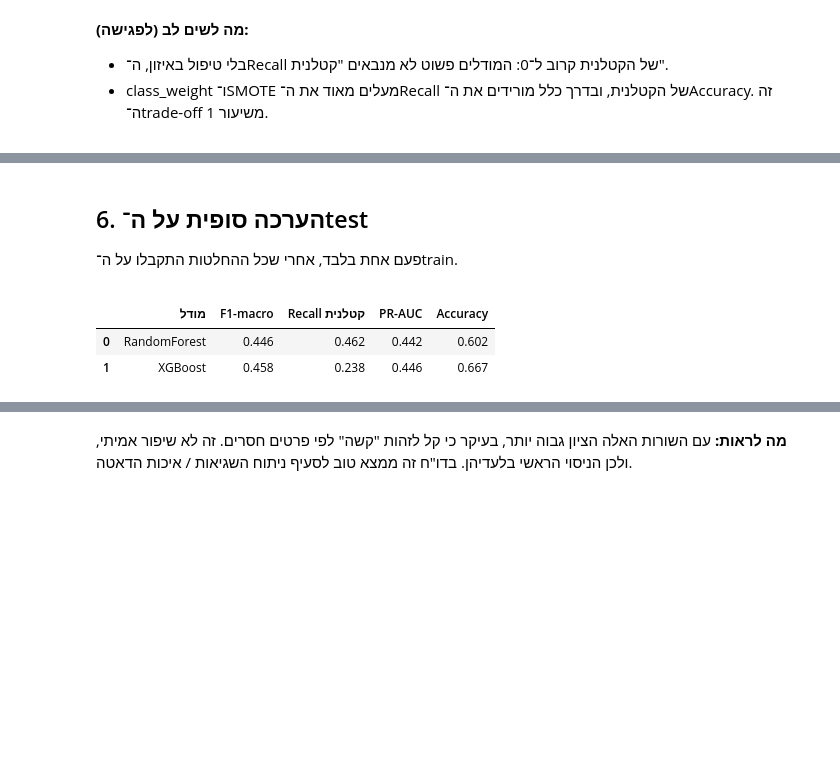
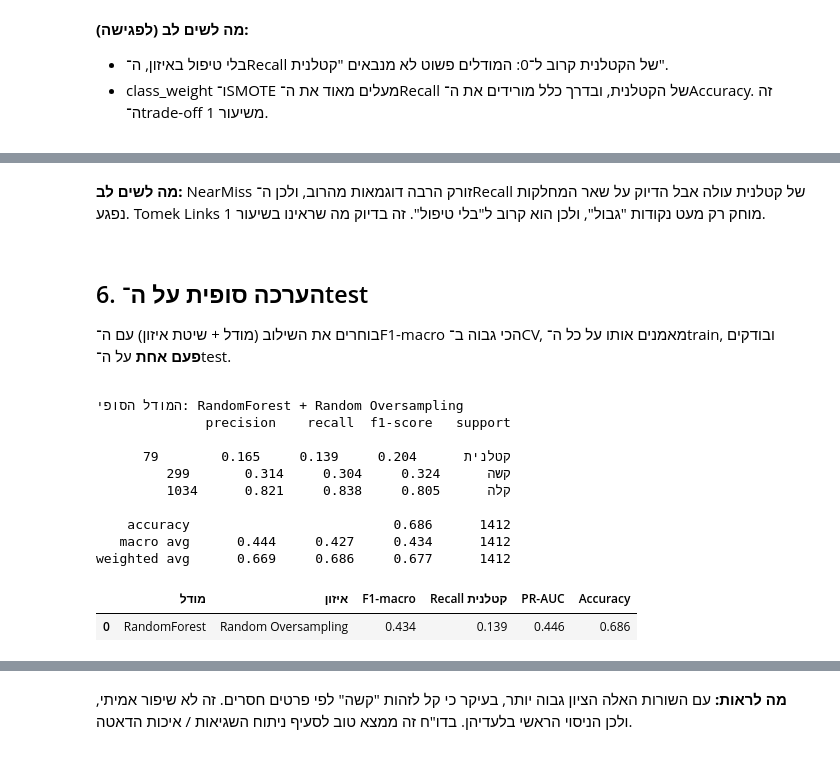
Before and after one commit to Maya171201/road-accidents-severity, a Jupyter notebook: notebooks/02_classification.ipynb, the cells around one changed output, grey strips where cells are left out. Saved outputs shown, nothing was run; the diff lists cells and outputs as text; code cells hidden in the pictures; blank space fills up the shorter version.

```diff
--- a/notebooks/02_classification.ipynb
+++ b/notebooks/02_classification.ipynb
@@ -138,19 +151,19 @@ def make_models(balance):
         "LogisticRegression": LogisticRegression(max_iter=2000, class_weight=cw, random_state=RANDOM_STATE),
         "DecisionTree": DecisionTreeClassifier(max_depth=8, min_samples_leaf=20, class_weight=cw, random_state=RANDOM_STATE),
         "RandomForest": RandomForestClassifier(n_estimators=300, min_samples_leaf=3, class_weight=cw, n_jobs=-1, random_state=RANDOM_STATE),
-        "XGBoost": XGBClassifier(n_estimators=300, max_depth=4, learning_rate=0.05, subsample=0.8, colsample_bytree=0.8,
+        "XGBoost": XGBClassifier(n_estimators=300, max_depth=4, learning_rate=0.05,
                                  eval_metric="mlogloss", n_jobs=-1, random_state=RANDOM_STATE),
     }
     if balance != "class_weight":   # לשני המודלים האלה אין class_weight
-        models["MLP"] = MLPClassifier(hidden_layer_sizes=(64, 32), alpha=1e-3, early_stopping=True,
+        models["MLP"] = MLPClassifier(hidden_layer_sizes=(64, 32), early_stopping=True,
                                       max_iter=300, random_state=RANDOM_STATE)
         models["KNN"] = KNeighborsClassifier(n_neighbors=15)
     return models
 
-def make_pipeline(model, balance):
+def make_pipeline(model, sampler=None):
     steps = [("prep", build_preprocessor())]
-    if balance == "smote":
-        steps.append(("smote", SMOTE(random_state=RANDOM_STATE)))
+    if sampler is not None:
+        steps.append(("sampler", sampler))
     steps.append(("clf", model))
     return Pipeline(steps)
 
@@ -160,7 +173,8 @@ for balance in ["none", "class_weight", "smote"]:
         params = {}
         if balance == "class_weight" and name == "XGBoost":
             params = {"clf__sample_weight": compute_sample_weight("balanced", y_train)}
-        res = cross_validate(make_pipeline(model, balance), X_train, y_train, cv=CV,
+        sampler = SMOTE(random_state=RANDOM_STATE) if balance == "smote" else None
+        res = cross_validate(make_pipeline(model, sampler), X_train, y_train, cv=CV,
                              scoring=SCORING, params=params, n_jobs=1)
         rows.append({"model": name, "balance": BALANCE_HE[balance],
                      **{m: res[f"test_{m}"].mean() for m in SCORING}})
@@ -265,0 +292,7 @@ XGBoost: F1-macro הכי טוב ב־CV = 0.460
+# %%
+### CODE BY CLAUDE ###
+ax = resampling.set_index("איזון")[["F1-macro", "Recall קטלנית"]].plot.bar(figsize=(10, 4.5), rot=15)
+ax.set_title(f"שיטות האיזון משיעור 1: {best_model_name}")
+ax.set_xlabel("")
+plt.tight_layout(); plt.savefig(FIGURES / "10_resampling_methods.png", dpi=150); plt.show()
+####
@@ -266,28 +301,53 @@ XGBoost: F1-macro הכי טוב ב־CV = 0.460
+# %% [markdown]
+<div dir="rtl">
+
+**מה לשים לב:** NearMiss זורק הרבה דוגמאות מהרוב, ולכן ה־Recall של קטלנית עולה אבל הדיוק על שאר המחלקות נפגע.
+Tomek Links מוחק רק מעט נקודות "גבול", ולכן הוא קרוב ל"בלי טיפול". זה בדיוק מה שראינו בשיעור 1.
+
+</div>
 # %% [markdown]
 <div dir="rtl">
 
 ## 6. הערכה סופית על ה־test
-פעם אחת בלבד, אחרי שכל ההחלטות התקבלו על ה־train.
+בוחרים את השילוב (מודל + שיטת איזון) עם ה־F1-macro הכי גבוה ב־CV, מאמנים אותו על כל ה־train, ובודקים **פעם אחת** על ה־test.
 
 </div>
 # %%
 ### CODE BY CLAUDE ###
-test_rows = []
-for name, search in best.items():
-    proba = search.predict_proba(X_test)
-    pred = proba.argmax(axis=1)
-    test_rows.append({"model": name,
-                      "f1_macro": f1_score(y_test, pred, average="macro"),
-                      "recall_fatal": recall_score(y_test, pred, labels=[0], average="macro"),
-                      "pr_auc": pr_auc_macro(y_test, proba),
-                      "accuracy": (pred == y_test).mean()})
-test_results = pd.DataFrame(test_rows).round(3).rename(columns=COLS_HE)
+# הבחירה לפי ה־CV על ה־train, אף פעם לא לפי ה־test
+best_balance = resampling.iloc[0]["איזון"]
+if best_balance == "class_weight":
+    final = make_pipeline(make_models("class_weight")[best_model_name])
+    fit_params = {"clf__sample_weight": compute_sample_weight("balanced", y_train)} if best_model_name == "XGBoost" else {}
+else:
+    final = make_pipeline(make_models("none")[best_model_name], samplers[best_balance])
+    fit_params = {}
+final.fit(X_train, y_train, **fit_params)
+print("המודל הסופי:", best_model_name, "+", best_balance)
+
+proba = final.predict_proba(X_test)
+pred = proba.argmax(axis=1)
+test_results = pd.DataFrame([{"מודל": best_model_name, "איזון": best_balance,
+                              "F1-macro": f1_score(y_test, pred, average="macro"),
+                              "Recall קטלנית": recall_score(y_test, pred, labels=[0], average="macro"),
+                              "PR-AUC": pr_auc_macro(y_test, proba),
+                              "Accuracy": (pred == y_test).mean()}]).round(3)
 test_results.to_csv(FIGURES / "test_results.csv", index=False, encoding="utf-8-sig")
+print(classification_report(y_test, pred, target_names=CLASS_NAMES, digits=3))
 test_results
 ####
 # %% [output]
+המודל הסופי: RandomForest + Random Oversampling
+              precision    recall  f1-score   support
+
+      קטלנית      0.204     0.139     0.165        79
+         קשה      0.324     0.304     0.314       299
+         קלה      0.805     0.838     0.821      1034
+
+    accuracy                          0.686      1412
+   macro avg      0.444     0.427     0.434      1412
+weighted avg      0.669     0.686     0.677      1412
-|  | מודל | F1-macro | Recall קטלנית | PR-AUC | Accuracy |
-| 0 | RandomForest | 0.446 | 0.462 | 0.442 | 0.602 |
-| 1 | XGBoost | 0.458 | 0.238 | 0.446 | 0.667 |
+|  | מודל | איזון | F1-macro | Recall קטלנית | PR-AUC | Accuracy |
+| 0 | RandomForest | Random Oversampling | 0.434 | 0.139 | 0.446 | 0.686 |
 # %%
 ### CODE BY CLAUDE ###
```
Also changed, not shown: parts of 28 cells of this notebook, 13 other files.
